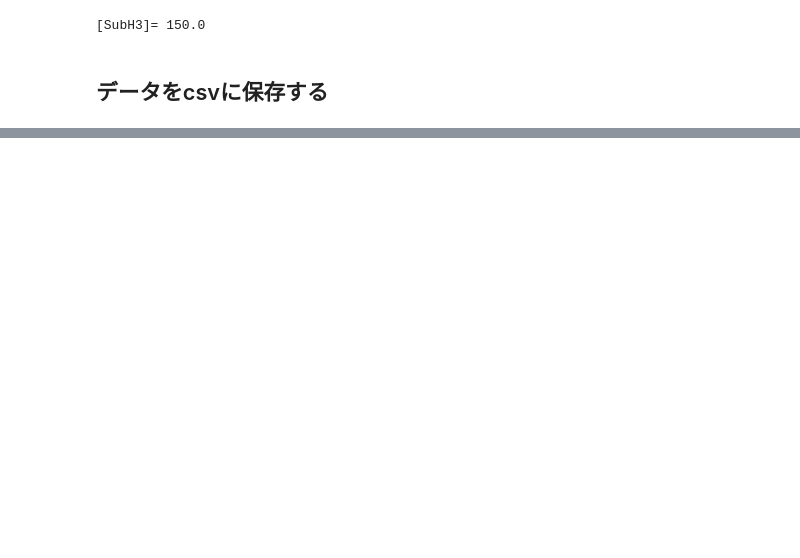
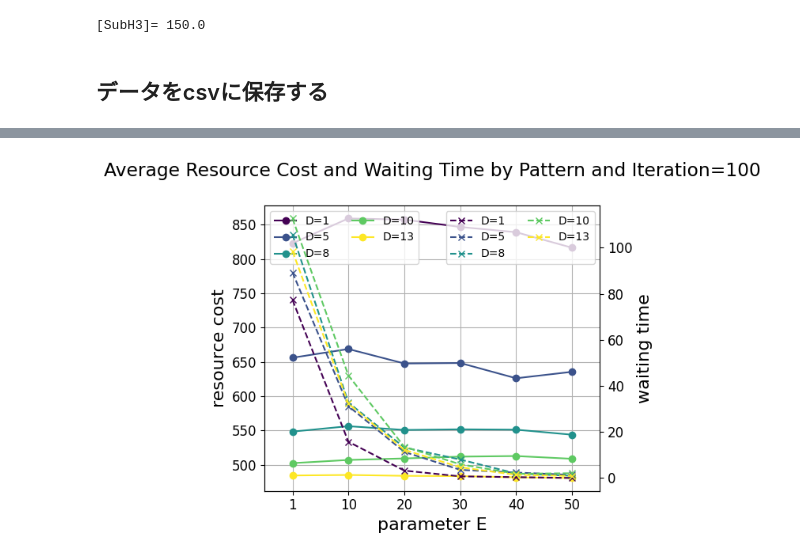
Before and after one commit to e215752/bachelor_project, a Jupyter notebook: FlowShop_ver1/FlowShop_ver1.ipynb, the cells around one changed output, grey strips where cells are left out. Drawn from its saved outputs; the diff is of its cells as text; code cells hidden in the pictures; blank space fills up the shorter version.

Commit message:
code with manual parameter tuning

```diff
--- a/FlowShop_ver1/FlowShop_ver1.ipynb
+++ b/FlowShop_ver1/FlowShop_ver1.ipynb
@@ -588,0 +725,93 @@ else:
+# %%
+import pandas as pd
+import numpy as np
+import matplotlib.pyplot as plt
+
+# プロットの文字サイズを設定
+plt.rcParams.update({
+    'font.size': 14,          # 全体のフォントサイズ
+    'axes.titlesize': 18,     # タイトルのフォントサイズ
+    'axes.labelsize': 16,     # X軸、Y軸ラベルのフォントサイズ
+    'xtick.labelsize': 12,    # X軸の目盛りラベルのフォントサイズ
+    'ytick.labelsize': 12     # Y軸の目盛りラベルのフォントサイズ
+})
+
+# 読み込むCSVファイルのリスト
+csv_files = [
+    '../search/t_30/0901/final_summary_1_to_6.csv',
+    '../search/t_30/0901/final_summary_7_to_12.csv',
+    '../search/t_30/0901/final_summary_13_to_18.csv',
+    '../search/t_30/0901/final_summary_19_to_24.csv',
+    '../search/t_30/0901/final_summary_25_to_30.csv'
+]
+
+# 凡例のラベルをDの値に対応させる
+legend_labels = ['D=1', 'D=5', 'D=8', 'D=10', 'D=13']
+
+# カラーマップを作成（viridisカラーマップを使用）
+colors = plt.cm.viridis(np.linspace(0, 1, len(csv_files)))
+
+# カスタムの横軸ラベル
+custom_xticks = ['1', '10', '20', '30', '40', '50']
+
+# プロットの作成 - 横幅を狭めるためfigsizeを小さく設定
+fig, ax1 = plt.subplots(figsize=(6, 5))  # 横幅6インチ、縦幅5インチ
+
+# 各CSVファイルについてループ
+for i, file in enumerate(csv_files):
+    final_df = pd.read_csv(file)
+    x_indices = np.arange(len(final_df['label']))
+
+    ax1.plot(
+        x_indices,
+        final_df['mean_resource_cost'],
+        marker='o', linestyle='-', color=colors[i],
+        label=legend_labels[i]
+    )
+
+# 右のY軸を作成
+ax2 = ax1.twinx()
+
+# 各CSVファイルについてループ
+for i, file in enumerate(csv_files):
+    final_df = pd.read_csv(file)
+    x_indices = np.arange(len(final_df['label']))
+
+    ax2.plot(
+        x_indices,
+        final_df['mean_waiting_time'],
+        marker='x', linestyle='--', color=colors[i],
+        label=legend_labels[i]
+    )
+
+# X軸のカスタムラベルを設定
+plt.xticks(ticks=np.arange(len(custom_xticks)), labels=custom_xticks, fontsize=12, rotation=45)
+
+# 軸ラベルの設定
+ax1.set_xlabel('parameter E')
+ax1.set_ylabel('resource cost')
+ax2.set_ylabel('waiting time')
+
+# X軸の範囲を調整
+ax1.set_xlim(-0.5, len(custom_xticks) - 0.5)
+
+# 余白を調整
+ax1.margins(x=0)
+
+# プロットのタイトルを追加
+fig.suptitle('Average Resource Cost and Waiting Time by Pattern and Iteration=100')
+
+# 凡例の追加
+ax1.legend(loc='upper left', bbox_to_anchor=(0, 1), ncol=2, fontsize=10)  # 左側の凡例のフォントサイズ
+ax2.legend(loc='upper right', bbox_to_anchor=(1, 1), ncol=2, fontsize=10)  # 右側の凡例のフォントサイズ
+
+# グリッドを有効化
+ax1.grid(True)
+
+# プロットのレイアウトを自動調整し、余白を削除
+plt.tight_layout()
+
+# プロットの表示
+plt.show()
+# %% [output]
+[figure, added]
```
Also changed, not shown: parts of 8 cells of this notebook, 1 other file.
